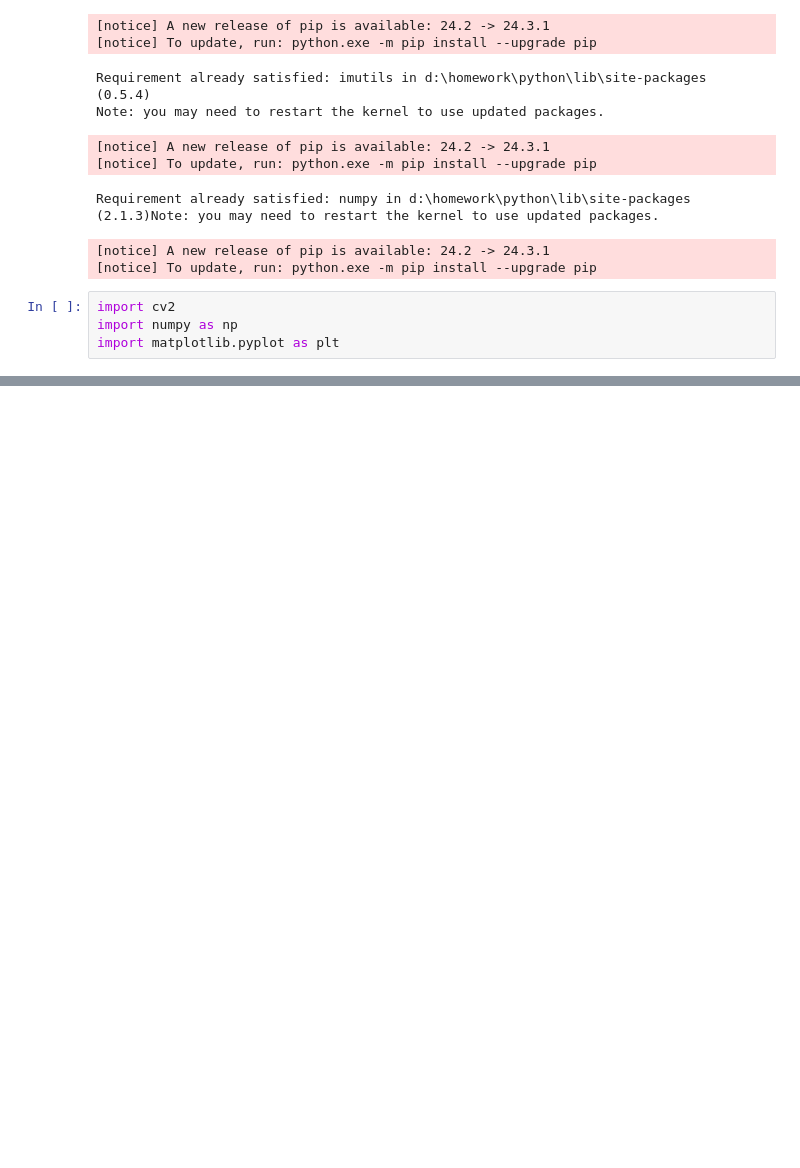
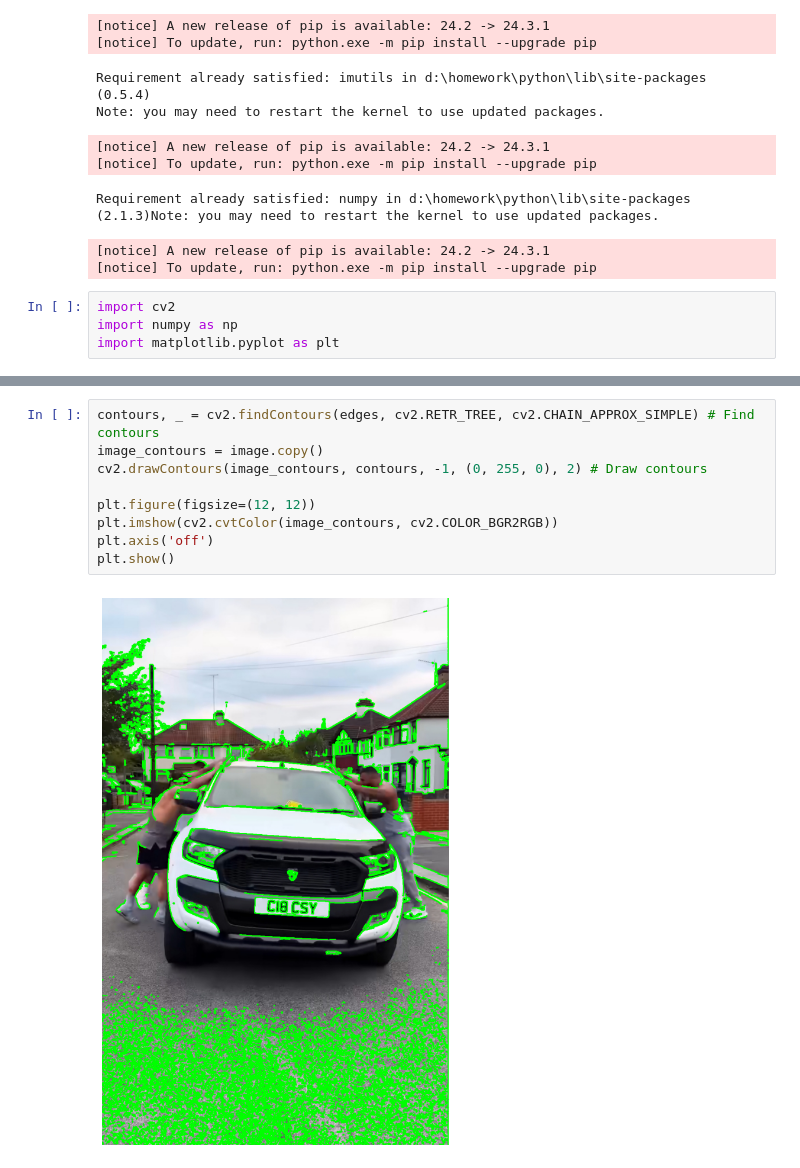
Before and after one commit to ZiqiLi28/Thesis, a Jupyter notebook: backend/backend.ipynb, the cells around one changed output, grey strips where cells are left out. Drawn from its saved outputs; the diff is of its cells as text; blank space fills up the shorter version.

Commit message:
contours

```diff
--- a/backend/backend.ipynb
+++ b/backend/backend.ipynb
@@ -77,0 +78,11 @@ plt.show()
+# %%
+contours, _ = cv2.findContours(edges, cv2.RETR_TREE, cv2.CHAIN_APPROX_SIMPLE) # Find contours
+image_contours = image.copy()
+cv2.drawContours(image_contours, contours, -1, (0, 255, 0), 2) # Draw contours
+
+plt.figure(figsize=(12, 12))
+plt.imshow(cv2.cvtColor(image_contours, cv2.COLOR_BGR2RGB))
+plt.axis('off')
+plt.show()
+# %% [output]
+[figure, added]
```
Also changed, not shown: parts of 2 cells of this notebook, 3 other files.
